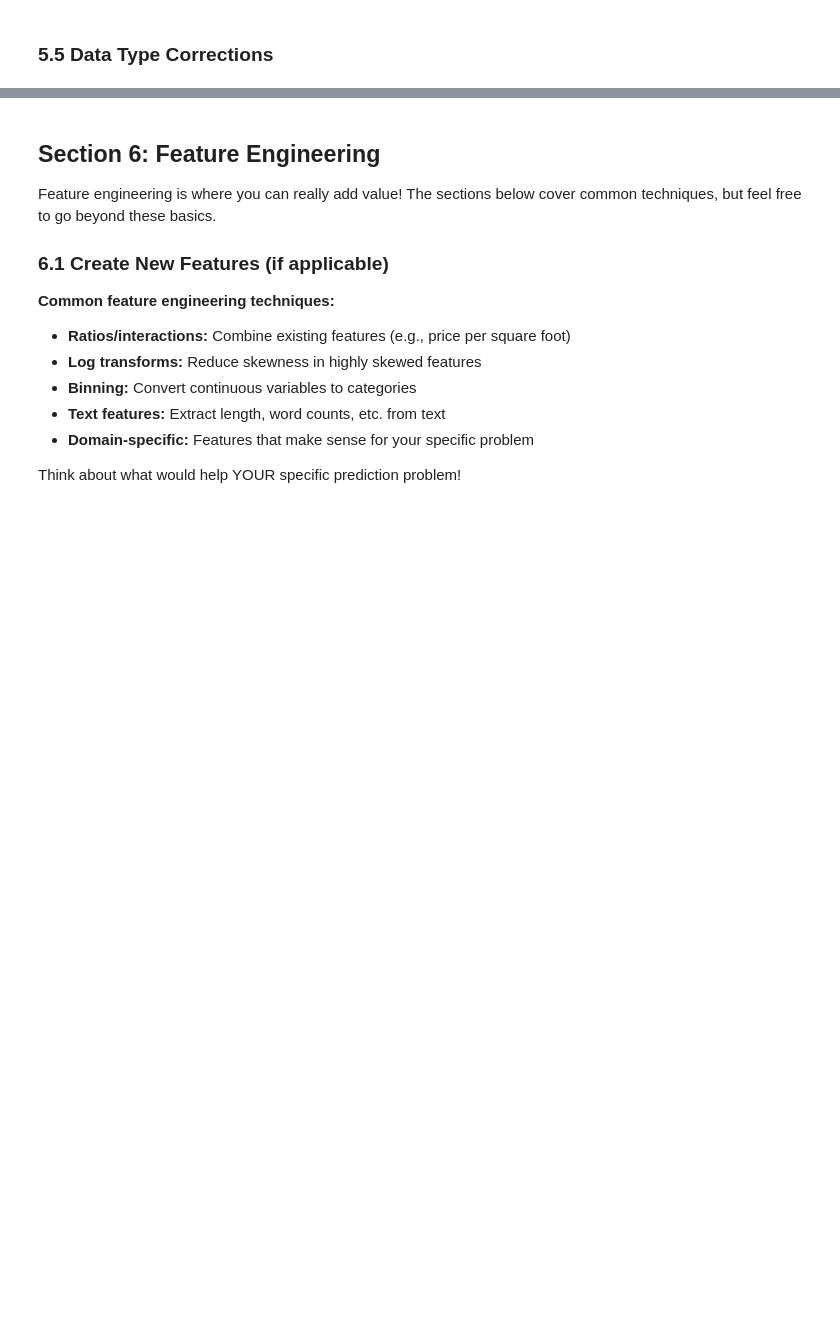
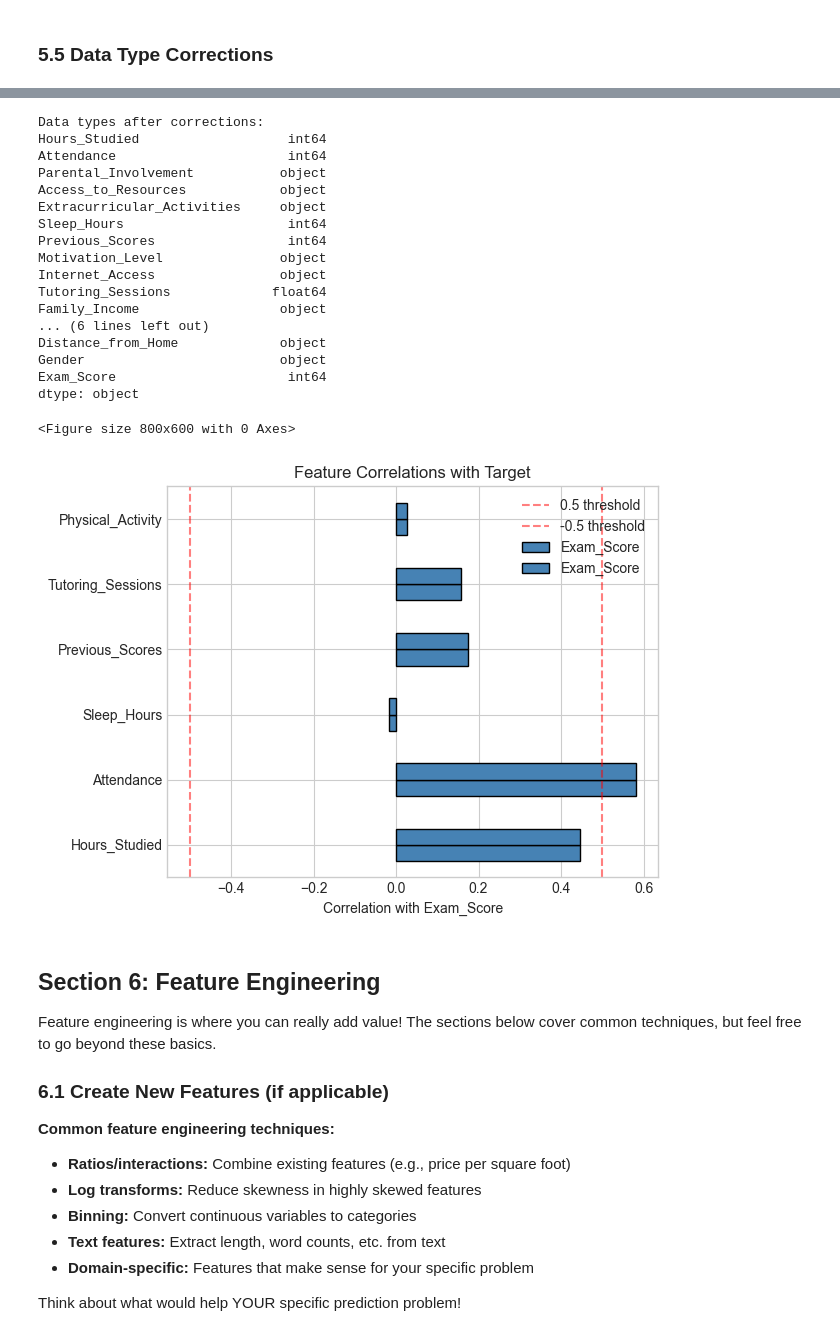
Before and after one commit to groverpe60-Eagle/fsa-aiml-2511-classroom-individual-capstone-2511-individual-capstone-template-1, a Jupyter notebook: notebooks/01_problem_statement_and_eda.ipynb, the cells around one changed output, grey strips where cells are left out. Cells and saved outputs as stored; diff of their text form; code cells hidden in the pictures; blank space fills up the shorter version.

```diff
--- a/notebooks/01_problem_statement_and_eda.ipynb
+++ b/notebooks/01_problem_statement_and_eda.ipynb
@@ -722,6 +861,15 @@ print(missing_now)
 # df_clean = df_clean.dropna(subset=[TARGET])  # Don't predict with missing target!
 
 # YOUR CODE HERE:
+# Handle missing values in numerical columns
+for col in numerical_cols:
+    if col in df_clean.columns:
+        median_value = df_clean[col].median()
+        df_clean[col] = df_clean[col].fillna(median_value)
+for col in categorical_cols:
+    if col in df_clean.columns:
+        mode_value = df_clean[col].mode()[0]
+        df_clean[col] = df_clean[col].fillna(mode_value)
 # %%
 # Verify missing values are handled
 remaining_missing = df_clean.isnull().sum().sum()
@@ -772,3 +928,14 @@ for col in current_numerical:
 # df_clean['column'] = df_clean['column'].clip(lower=0, upper=upper_bound)
 
 # YOUR CODE HERE:
+
+# Capping Hours_Studied
+df_clean['Hours_Studied'] = df_clean['Hours_Studied'].clip(lower=4.0, upper=36.0)
+
+# Capping Tutoring_Sessions (Lower bound set to 0 since negative sessions are impossible)
+df_clean['Tutoring_Sessions'] = df_clean['Tutoring_Sessions'].clip(lower=0, upper=3.5)
+
+# Capping Exam_Score
+df_clean['Exam_Score'] = df_clean['Exam_Score'].clip(lower=59.0, upper=75.0)
+
+print("Outliers handled in selected numerical columns.")
@@ -795,3 +972,52 @@ print(df_clean.dtypes)
+# %%
+# Fix any data type issues
+# TODO: Add your data type corrections here if needed
+#
+# Examples:
+# df_clean['year'] = df_clean['year'].astype(int)
+# df_clean['date_column'] = pd.to_datetime(df_clean['date_column'])
+# df_clean['category'] = df_clean['category'].astype('category')
+
+# YOUR CODE HERE:
+# Convert 'Parental_Education' to category
+if 'Parental_Education' in df_clean.columns:
+    df_clean['Parental_Education'] = df_clean['Parental_Education'].astype('category')
+    print("Converted 'Parental_Education' to category.")
+
+# Verify data types after corrections
+print("\nData types after corrections:")
+print(df_clean.dtypes)
+# Visualize correlations with target
+if not target_correlations.empty:
+    plt.figure(figsize=(8, 6))
+    target_correlations.plot(kind='barh', color='steelblue', edgecolor='black')
+    plt.xlabel('Correlation with ' + TARGET)
+    plt.title('Feature Correlations with Target')
+    plt.axvline(x=0.5, color='red', linestyle='--', alpha=0.5, label='0.5 threshold')
+    plt.axvline(x=-0.5, color='red', linestyle='--', alpha=0.5, label='-0.5 threshold')
+    plt.legend()
+    plt.tight_layout()
+    plt.show()
+# %% [output]
+Data types after corrections:
+Hours_Studied                   int64
+Attendance                      int64
+Parental_Involvement           object
+Access_to_Resources            object
+Extracurricular_Activities     object
+Sleep_Hours                     int64
+Previous_Scores                 int64
+Motivation_Level               object
+Internet_Access                object
+Tutoring_Sessions             float64
+Family_Income                  object
+... (6 lines left out)
+Distance_from_Home             object
+Gender                         object
+Exam_Score                      int64
+dtype: object
+<Figure size 800x600 with 0 Axes>
+[figure, added]
 # %% [markdown]
 ## Section 6: Feature Engineering
 
```
Also changed, not shown: parts of 41 cells of this notebook.
